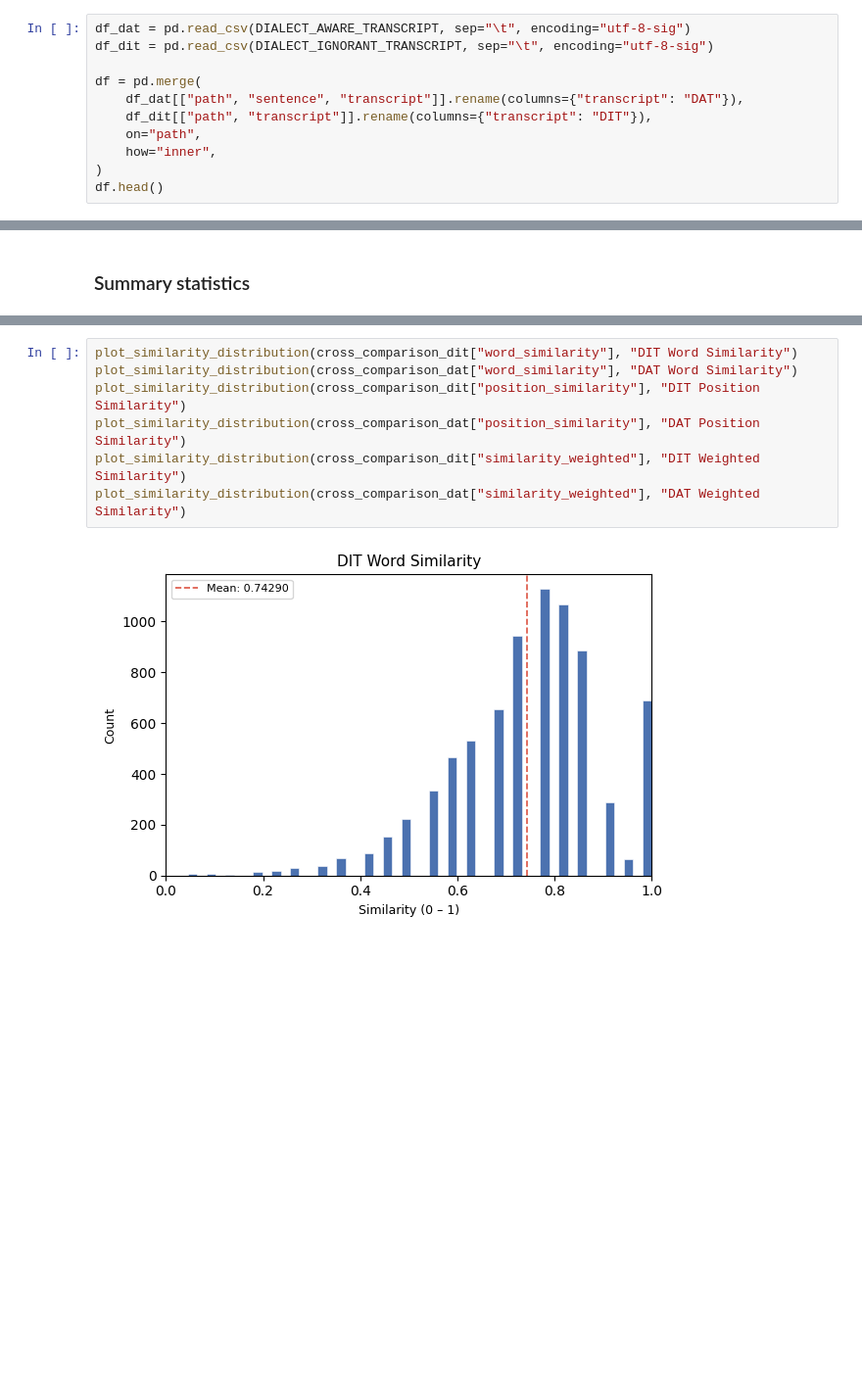
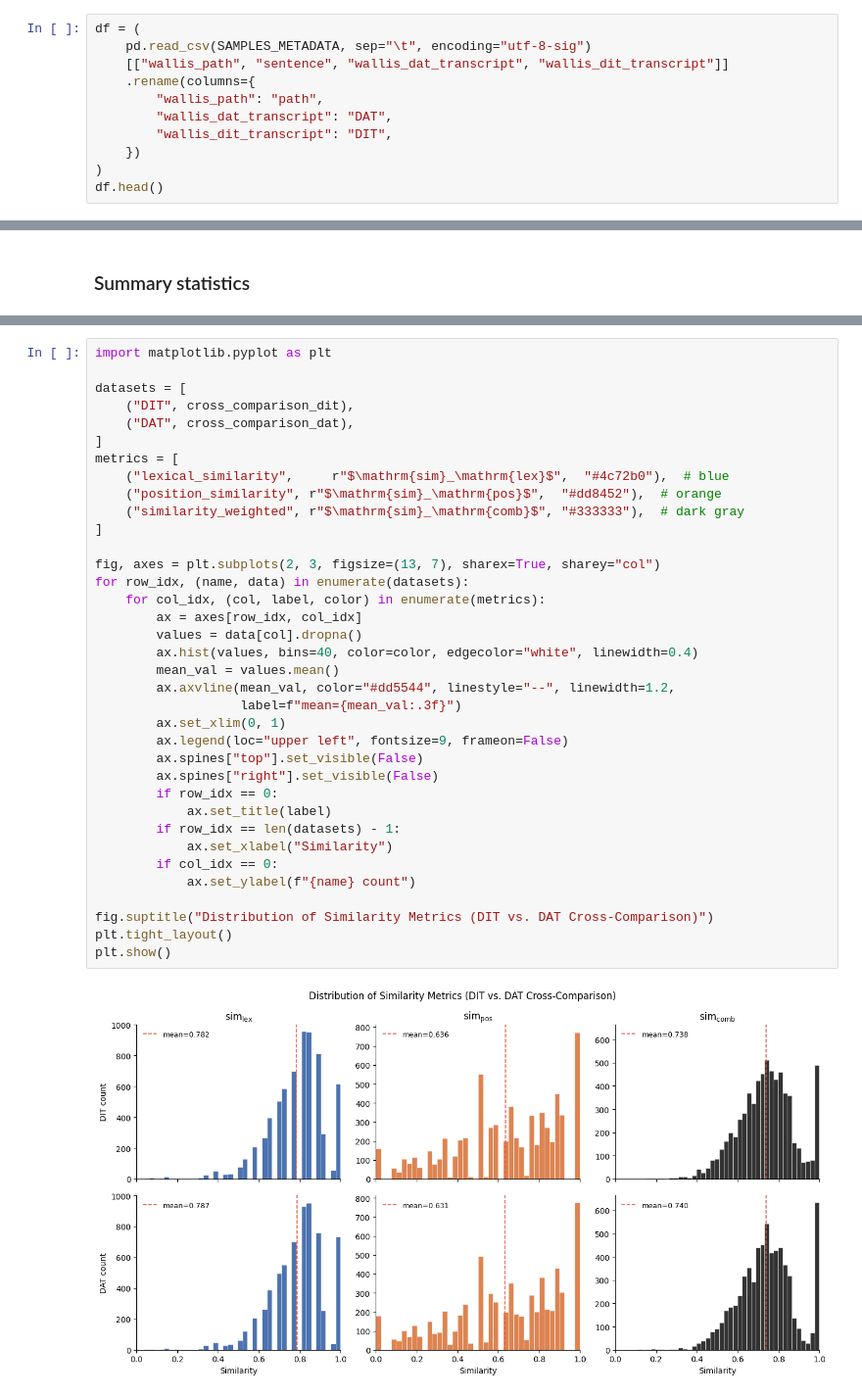
Before and after one commit to michamettler/BA-FS26_ciel_Mettler_Dialektanalyse, a Jupyter notebook: experiments/cross_comparison/cross-comparison.ipynb, the cells around one changed output, grey strips where cells are left out. Shown at 98% size. Cells and saved outputs as stored; diff of their text form; blank space fills up the shorter version.

Commit message:
adjustments in cross-comparison to match thesis (#42)
* adjustments in cross-comparison to match thesis

* cleanup plot helper

```diff
--- a/experiments/cross_comparison/cross-comparison.ipynb
+++ b/experiments/cross_comparison/cross-comparison.ipynb
@@ -38,14 +34,14 @@ DIALECT_IGNORANT_TRANSCRIPT = ANALYSIS_DIR / "whsiper-largev2_dialect-ignorant.t
 # %% [markdown]
 ## Load data
 # %%
-df_dat = pd.read_csv(DIALECT_AWARE_TRANSCRIPT, sep="\t", encoding="utf-8-sig")
-df_dit = pd.read_csv(DIALECT_IGNORANT_TRANSCRIPT, sep="\t", encoding="utf-8-sig")
-
-df = pd.merge(
-    df_dat[["path", "sentence", "transcript"]].rename(columns={"transcript": "DAT"}),
-    df_dit[["path", "transcript"]].rename(columns={"transcript": "DIT"}),
-    on="path",
-    how="inner",
+df = (
+    pd.read_csv(SAMPLES_METADATA, sep="\t", encoding="utf-8-sig")
+    [["wallis_path", "sentence", "wallis_dat_transcript", "wallis_dit_transcript"]]
+    .rename(columns={
+        "wallis_path": "path",
+        "wallis_dat_transcript": "DAT",
+        "wallis_dit_transcript": "DIT",
+    })
 )
 df.head()
 # %% [output]
@@ -212,9 +211,38 @@ example_dat
 # %%
-plot_similarity_distribution(cross_comparison_dit["word_similarity"], "DIT Word Similarity")
-plot_similarity_distribution(cross_comparison_dat["word_similarity"], "DAT Word Similarity")
-plot_similarity_distribution(cross_comparison_dit["position_similarity"], "DIT Position Similarity")
-plot_similarity_distribution(cross_comparison_dat["position_similarity"], "DAT Position Similarity")
-plot_similarity_distribution(cross_comparison_dit["similarity_weighted"], "DIT Weighted Similarity")
-plot_similarity_distribution(cross_comparison_dat["similarity_weighted"], "DAT Weighted Similarity")
+import matplotlib.pyplot as plt
+
+datasets = [
+    ("DIT", cross_comparison_dit),
+    ("DAT", cross_comparison_dat),
+]
+metrics = [
+    ("lexical_similarity",     r"$\mathrm{sim}_\mathrm{lex}$",  "#4c72b0"),  # blue
+    ("position_similarity", r"$\mathrm{sim}_\mathrm{pos}$",  "#dd8452"),  # orange
+    ("similarity_weighted", r"$\mathrm{sim}_\mathrm{comb}$", "#333333"),  # dark gray
+]
+
+fig, axes = plt.subplots(2, 3, figsize=(13, 7), sharex=True, sharey="col")
+for row_idx, (name, data) in enumerate(datasets):
+    for col_idx, (col, label, color) in enumerate(metrics):
+        ax = axes[row_idx, col_idx]
+        values = data[col].dropna()
+        ax.hist(values, bins=40, color=color, edgecolor="white", linewidth=0.4)
+        mean_val = values.mean()
+        ax.axvline(mean_val, color="#dd5544", linestyle="--", linewidth=1.2,
+                   label=f"mean={mean_val:.3f}")
+        ax.set_xlim(0, 1)
+        ax.legend(loc="upper left", fontsize=9, frameon=False)
+        ax.spines["top"].set_visible(False)
+        ax.spines["right"].set_visible(False)
+        if row_idx == 0:
+            ax.set_title(label)
+        if row_idx == len(datasets) - 1:
+            ax.set_xlabel("Similarity")
+        if col_idx == 0:
+            ax.set_ylabel(f"{name} count")
+
+fig.suptitle("Distribution of Similarity Metrics (DIT vs. DAT Cross-Comparison)")
+plt.tight_layout()
+plt.show()
 # %% [output]
-[figure, old version]
+[figure, new version]
```
Also changed, not shown: parts of 14 cells of this notebook, 2 other files.
